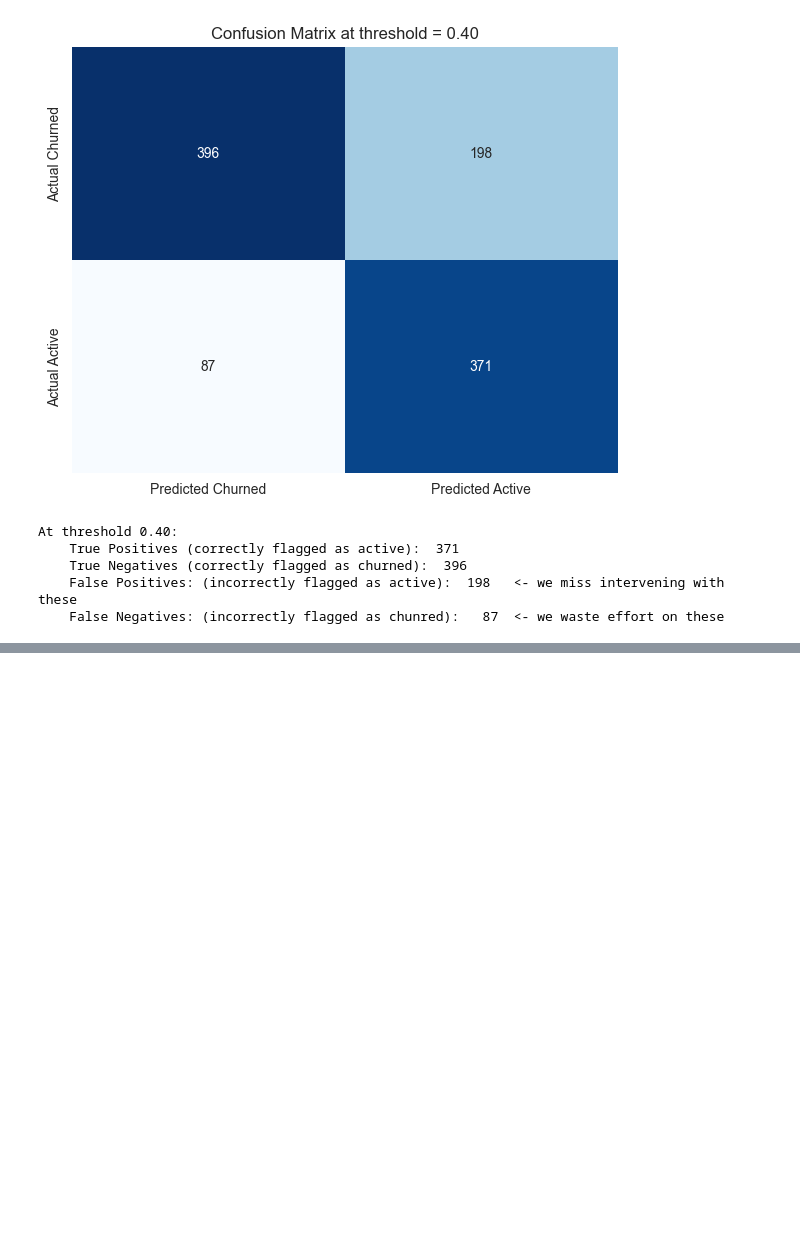
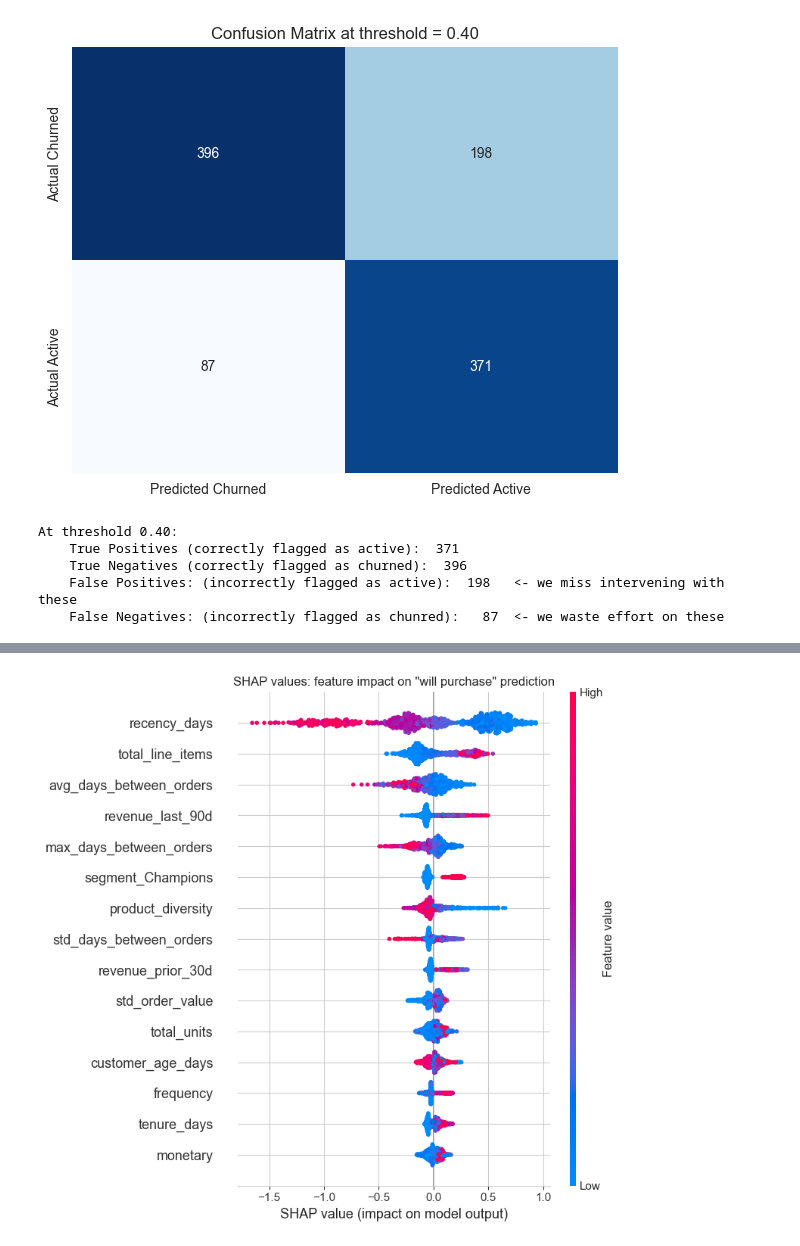
Before and after one commit to JomarHAN/ML-UCI-Online-Retail-II, a Jupyter notebook: notebooks/06_churn_prediction.ipynb, the cells around one changed output, grey strips where cells are left out. Saved outputs shown, nothing was run; the diff lists cells and outputs as text; code cells hidden in the pictures; blank space fills up the shorter version.

```diff
--- a/notebooks/06_churn_prediction.ipynb
+++ b/notebooks/06_churn_prediction.ipynb
@@ -398,0 +419,9 @@ At threshold 0.40:
+# %%
+fig = plt.figure(figsize=(10,8))
+shap.summary_plot(shape_values, X_test, max_display=15, show=False)
+plt.title('SHAP values: feature impact on "will purchase" prediction')
+plt.tight_layout()
+plt.savefig(REPORTS_DIR / "churn_shap_beeswarm.png", dpi=120, bbox_inches='tight')
+plt.show()
+# %% [output]
+[figure, added]
```
Also changed, not shown: parts of 4 cells of this notebook, 2 other files.
